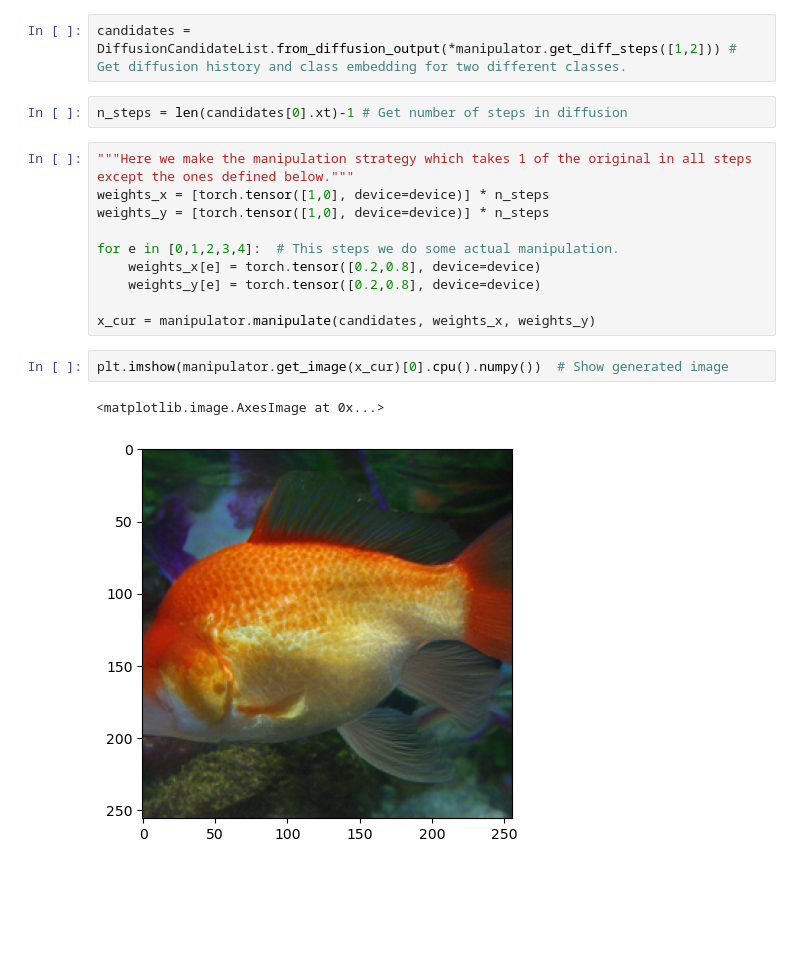
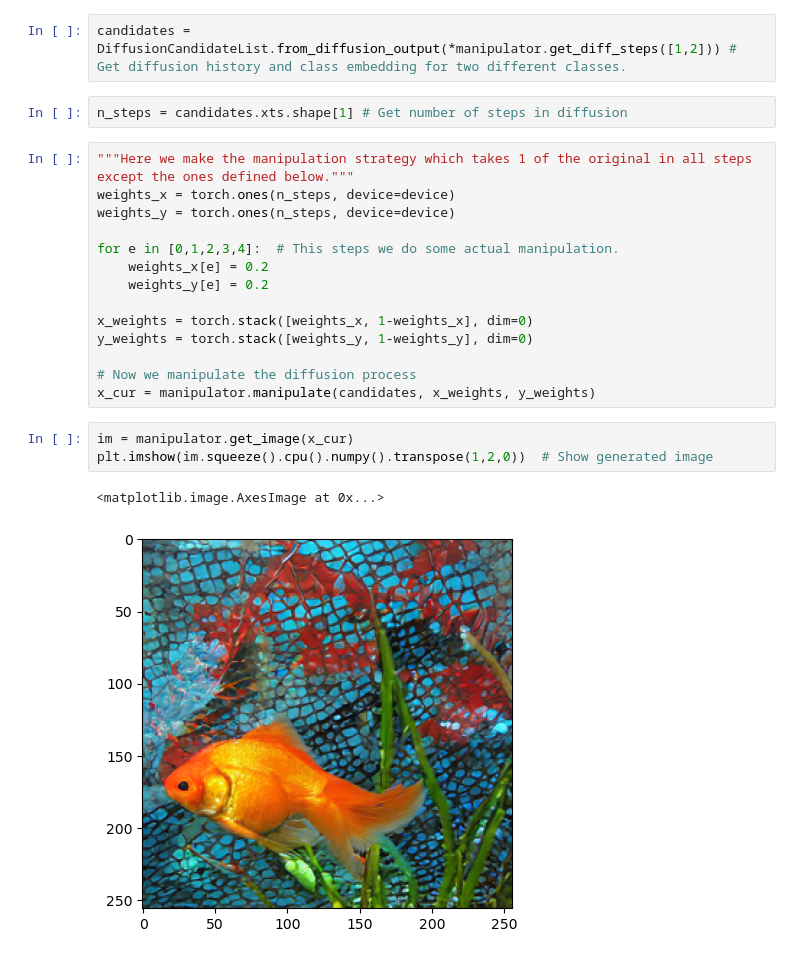
Before and after one commit to ast-fortiss-tum/SMOO, a Jupyter notebook: examples/manipulate_diffusion_example.ipynb, the cells around one changed output. Drawn from its saved outputs; the diff is of its cells as text; blank space fills up the shorter version.

```diff
--- a/examples/manipulate_diffusion_example.ipynb
+++ b/examples/manipulate_diffusion_example.ipynb
@@ -17,19 +19,24 @@ device = manipulator._device  # Select device used in manipulation
 # %%
 candidates = DiffusionCandidateList.from_diffusion_output(*manipulator.get_diff_steps([1,2])) # Get diffusion history and class embedding for two different classes.
 # %%
-n_steps = len(candidates[0].xt)-1 # Get number of steps in diffusion
+n_steps = candidates.xts.shape[1] # Get number of steps in diffusion
 # %%
 """Here we make the manipulation strategy which takes 1 of the original in all steps except the ones defined below."""
-weights_x = [torch.tensor([1,0], device=device)] * n_steps
-weights_y = [torch.tensor([1,0], device=device)] * n_steps
+weights_x = torch.ones(n_steps, device=device)
+weights_y = torch.ones(n_steps, device=device)
 
 for e in [0,1,2,3,4]:  # This steps we do some actual manipulation.
-    weights_x[e] = torch.tensor([0.2,0.8], device=device)
-    weights_y[e] = torch.tensor([0.2,0.8], device=device)
+    weights_x[e] = 0.2
+    weights_y[e] = 0.2
 
-x_cur = manipulator.manipulate(candidates, weights_x, weights_y)
+x_weights = torch.stack([weights_x, 1-weights_x], dim=0)
+y_weights = torch.stack([weights_y, 1-weights_y], dim=0)
+
+# Now we manipulate the diffusion process
+x_cur = manipulator.manipulate(candidates, x_weights, y_weights)
 # %%
-plt.imshow(manipulator.get_image(x_cur)[0].cpu().numpy())  # Show generated image
+im = manipulator.get_image(x_cur)
+plt.imshow(im.squeeze().cpu().numpy().transpose(1,2,0))  # Show generated image
 # %% [output]
 <matplotlib.image.AxesImage at 0x...>
-[figure, old version]
+[figure, new version]
```
Also changed, not shown: parts of 1 cell of this notebook, 8 other files.
